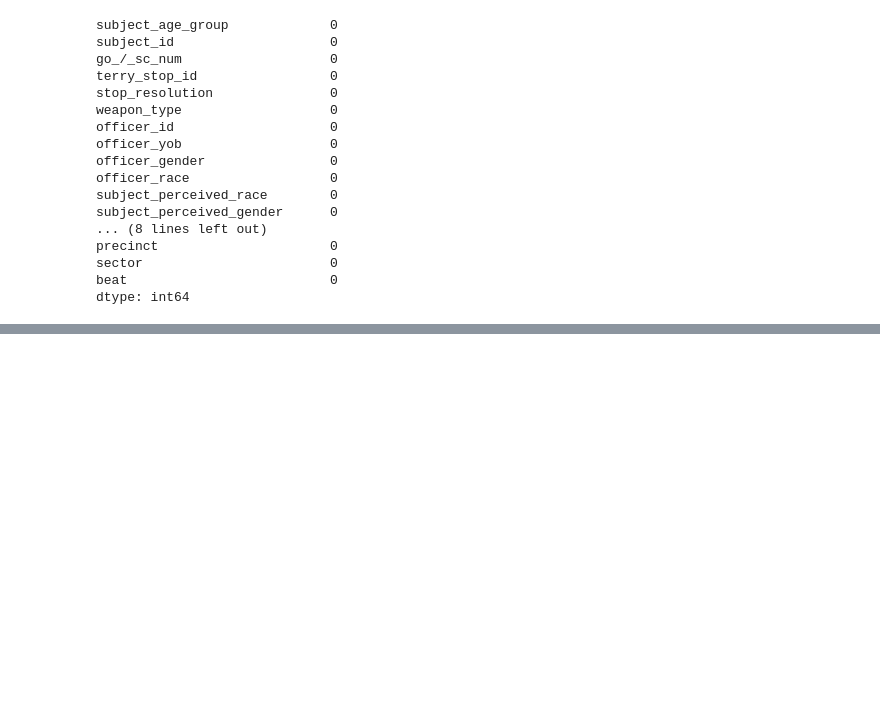
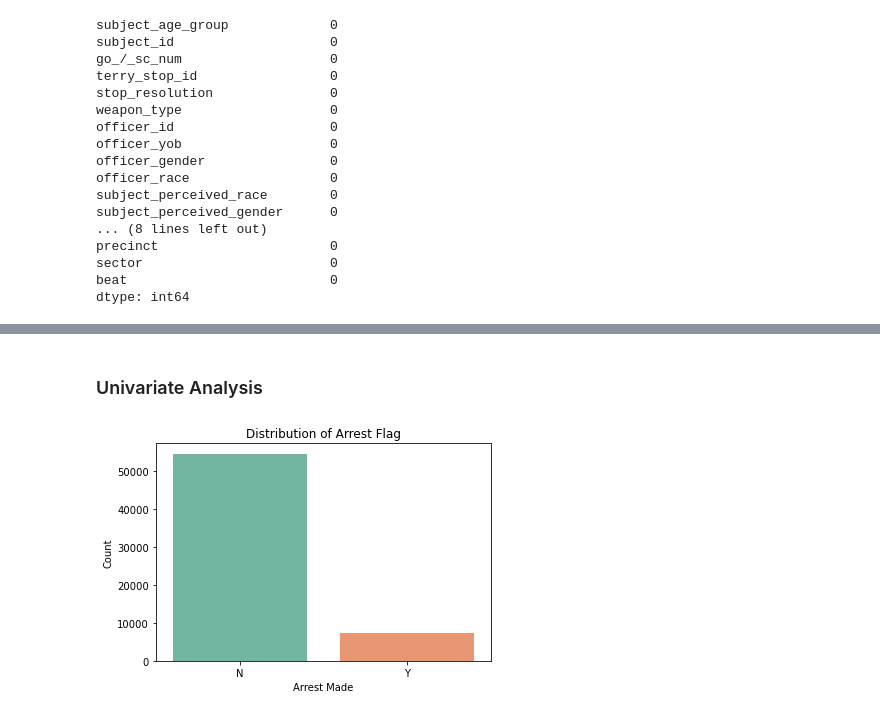
Before and after one commit to StacyMogeni/phase3_project, a Jupyter notebook: Untitled.ipynb, the cells around one changed output, grey strips where cells are left out. Saved outputs shown, nothing was run; the diff lists cells and outputs as text; code cells hidden in the pictures; blank space fills up the shorter version.

Commit message:
Add Data Preparation

```diff
--- a/Untitled.ipynb
+++ b/Untitled.ipynb
@@ -441,0 +883,5 @@ df1.head()
+# %%
+#Saving the cleaned dataset
+df1.to_csv("cleaned_Terry_Stops_20250909.csv")
+df2 = pd.read_csv("cleaned_Terry_Stops_20250909.csv", index_col=0)
+df2.head()
@@ -441,0 +895,12 @@ df1.head()
+# %% [markdown]
+### Univariate Analysis
+# %%
+#Plotting the Distribution of Arrest Flag
+plt.figure(figsize=(6,4))
+sns.countplot(data=df2, x='arrest_flag', palette='Set2')
+plt.title('Distribution of Arrest Flag')
+plt.xlabel('Arrest Made')
+plt.ylabel('Count')
+plt.show()
+# %% [output]
+[figure, added]
```
Also changed, not shown: parts of 123 cells of this notebook, 1 other file.
